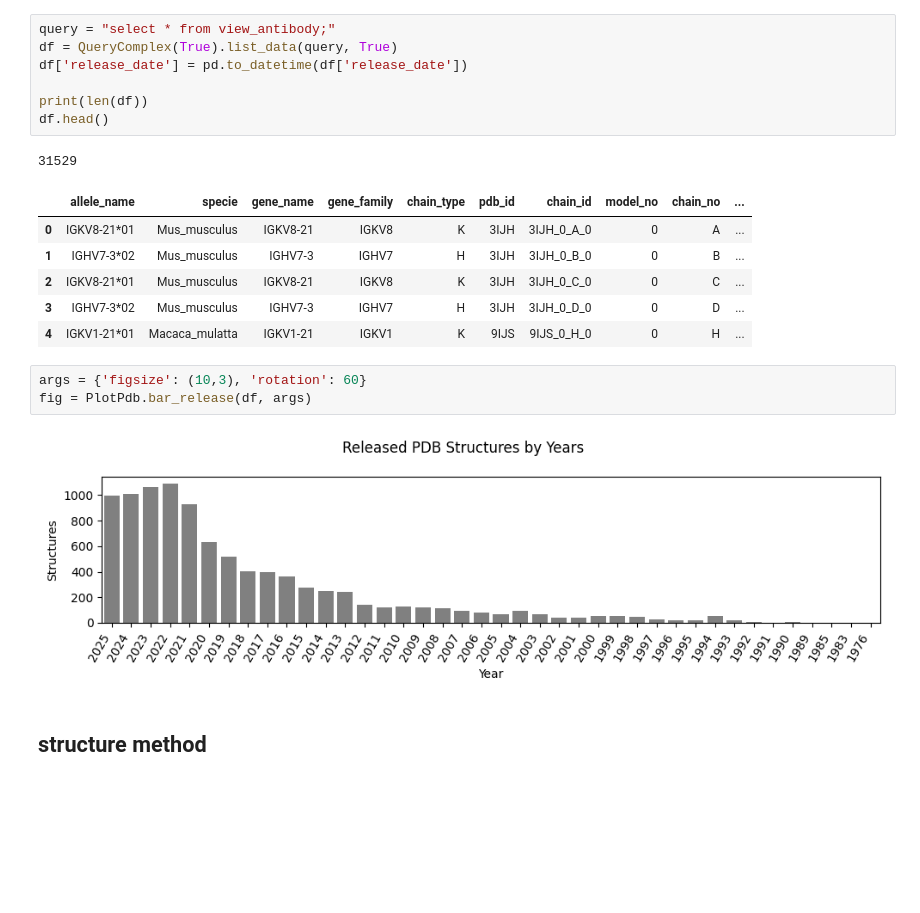
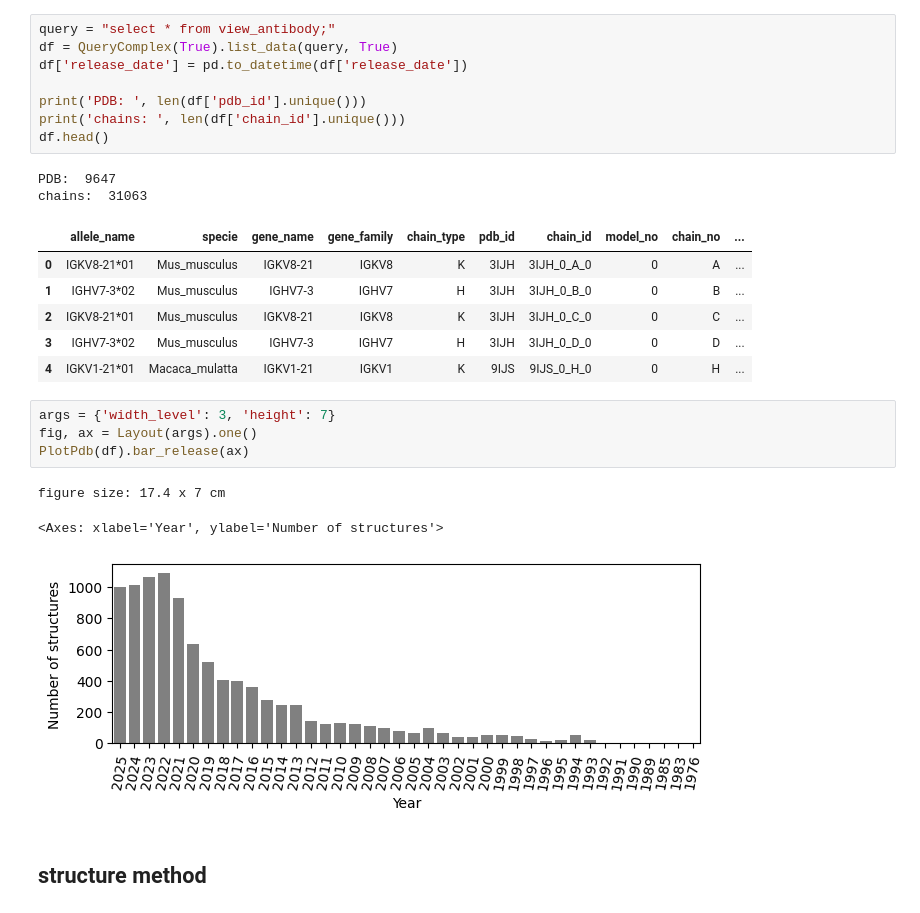
Before and after one commit to protein-design/predict_antibody, a Jupyter notebook: src/PDB_summary.ipynb, the cells around one changed output. Cells and saved outputs as stored; diff of their text form; blank space fills up the shorter version.

```diff
--- a/src/PDB_summary.ipynb
+++ b/src/PDB_summary.ipynb
@@ -34,10 +35,12 @@ query = "select * from view_antibody;"
 df = QueryComplex(True).list_data(query, True)
 df['release_date'] = pd.to_datetime(df['release_date'])
 
-print(len(df))
+print('PDB: ', len(df['pdb_id'].unique()))
+print('chains: ', len(df['chain_id'].unique()))
 df.head()
 # %% [output]
-31529
+PDB:  9647
+chains:  31063
 |  | allele_name | specie | gene_name | gene_family | chain_type | pdb_id | chain_id | model_no | chain_no | ... |
 | 0 | IGKV8-21*01 | Mus_musculus | IGKV8-21 | IGKV8 | K | 3IJH | 3IJH_0_A_0 | 0 | A | ... |
 | 1 | IGHV7-3*02 | Mus_musculus | IGHV7-3 | IGHV7 | H | 3IJH | 3IJH_0_B_0 | 0 | B | ... |
@@ -45,10 +48,13 @@ df.head()
 | 3 | IGHV7-3*02 | Mus_musculus | IGHV7-3 | IGHV7 | H | 3IJH | 3IJH_0_D_0 | 0 | D | ... |
 | 4 | IGKV1-21*01 | Macaca_mulatta | IGKV1-21 | IGKV1 | K | 9IJS | 9IJS_0_H_0 | 0 | H | ... |
 # %%
-args = {'figsize': (10,3), 'rotation': 60}
-fig = PlotPdb.bar_release(df, args)
+args = {'width_level': 3, 'height': 7}
+fig, ax = Layout(args).one()
+PlotPdb(df).bar_release(ax)
 # %% [output]
+figure size: 17.4 x 7 cm
+<Axes: xlabel='Year', ylabel='Number of structures'>
-[figure, old version]
+[figure, new version]
 # %% [markdown]
 ## structure method
 # %%
```
Also changed, not shown: parts of 10 cells of this notebook, 11 other files.
